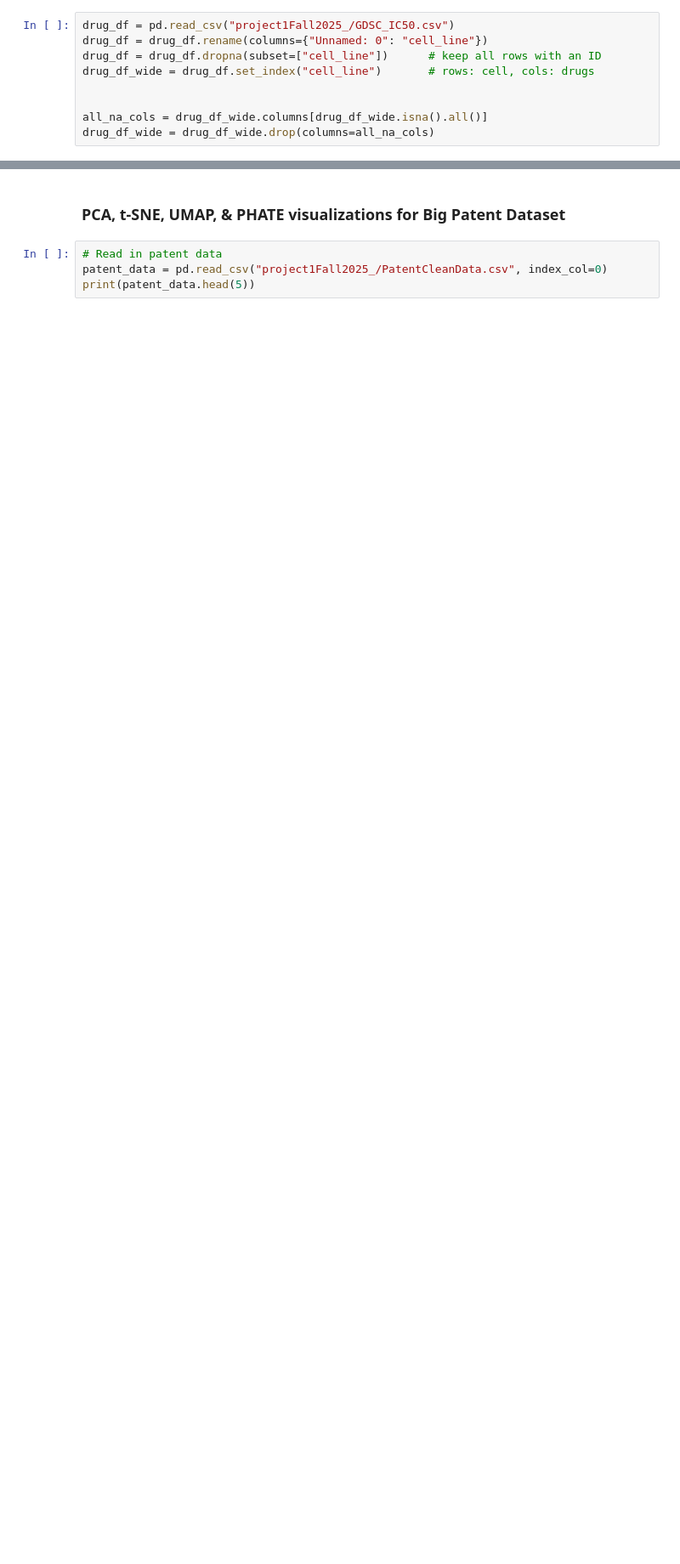
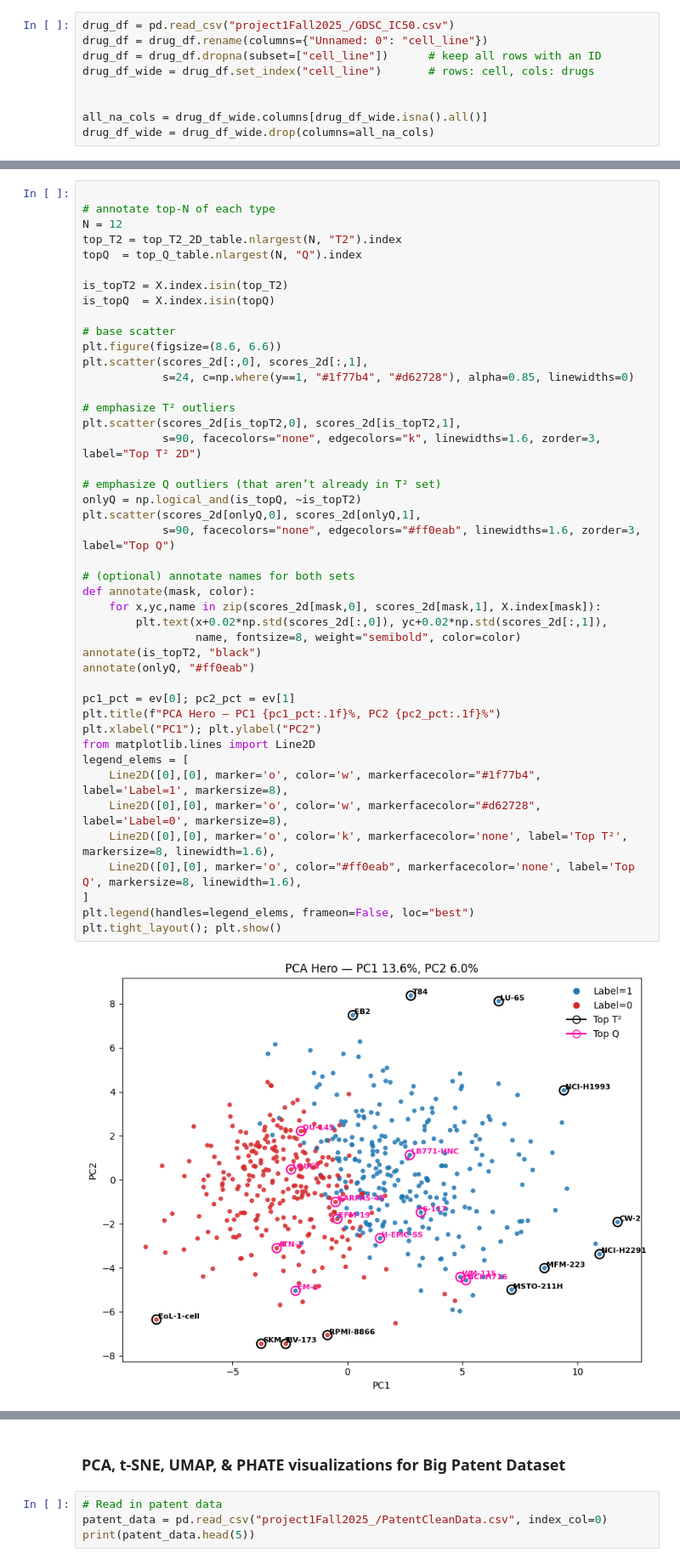
Before and after one commit to Brennan-Chan/Big-Data-Project-1, a Jupyter notebook: Project1-V0.0.1.ipynb, the cells around one changed output, grey strips where cells are left out. Shown at 85% size. Cells and saved outputs as stored; diff of their text form; blank space fills up the shorter version.

```diff
--- a/Project1-V0.0.1.ipynb
+++ b/Project1-V0.0.1.ipynb
@@ -523,0 +531,46 @@ print(bal_by_drug.head(10))
+# %%
+
+# annotate top-N of each type
+N = 12
+top_T2 = top_T2_2D_table.nlargest(N, "T2").index
+topQ  = top_Q_table.nlargest(N, "Q").index
+
+is_topT2 = X.index.isin(top_T2)
+is_topQ  = X.index.isin(topQ)
+
+# base scatter
+plt.figure(figsize=(8.6, 6.6))
+plt.scatter(scores_2d[:,0], scores_2d[:,1],
+            s=24, c=np.where(y==1, "#1f77b4", "#d62728"), alpha=0.85, linewidths=0)
+
+# emphasize T² outliers
+plt.scatter(scores_2d[is_topT2,0], scores_2d[is_topT2,1],
+            s=90, facecolors="none", edgecolors="k", linewidths=1.6, zorder=3, label="Top T² 2D")
+
+# emphasize Q outliers (that aren’t already in T² set)
+onlyQ = np.logical_and(is_topQ, ~is_topT2)
+plt.scatter(scores_2d[onlyQ,0], scores_2d[onlyQ,1],
+            s=90, facecolors="none", edgecolors="#ff0eab", linewidths=1.6, zorder=3, label="Top Q")
+
+# (optional) annotate names for both sets
+def annotate(mask, color):
+    for x,yc,name in zip(scores_2d[mask,0], scores_2d[mask,1], X.index[mask]):
+        plt.text(x+0.02*np.std(scores_2d[:,0]), yc+0.02*np.std(scores_2d[:,1]),
+                 name, fontsize=8, weight="semibold", color=color)
+annotate(is_topT2, "black")
+annotate(onlyQ, "#ff0eab")
+
+pc1_pct = ev[0]; pc2_pct = ev[1]
+plt.title(f"PCA Hero — PC1 {pc1_pct:.1f}%, PC2 {pc2_pct:.1f}%")
+plt.xlabel("PC1"); plt.ylabel("PC2")
+from matplotlib.lines import Line2D
+legend_elems = [
+    Line2D([0],[0], marker='o', color='w', markerfacecolor="#1f77b4", label='Label=1', markersize=8),
+    Line2D([0],[0], marker='o', color='w', markerfacecolor="#d62728", label='Label=0', markersize=8),
+    Line2D([0],[0], marker='o', color='k', markerfacecolor='none', label='Top T²', markersize=8, linewidth=1.6),
+    Line2D([0],[0], marker='o', color="#ff0eab", markerfacecolor='none', label='Top Q', markersize=8, linewidth=1.6),
+]
+plt.legend(handles=legend_elems, frameon=False, loc="best")
+plt.tight_layout(); plt.show()
+# %% [output]
+[figure, added]
```
Also changed, not shown: parts of 7 cells of this notebook.
